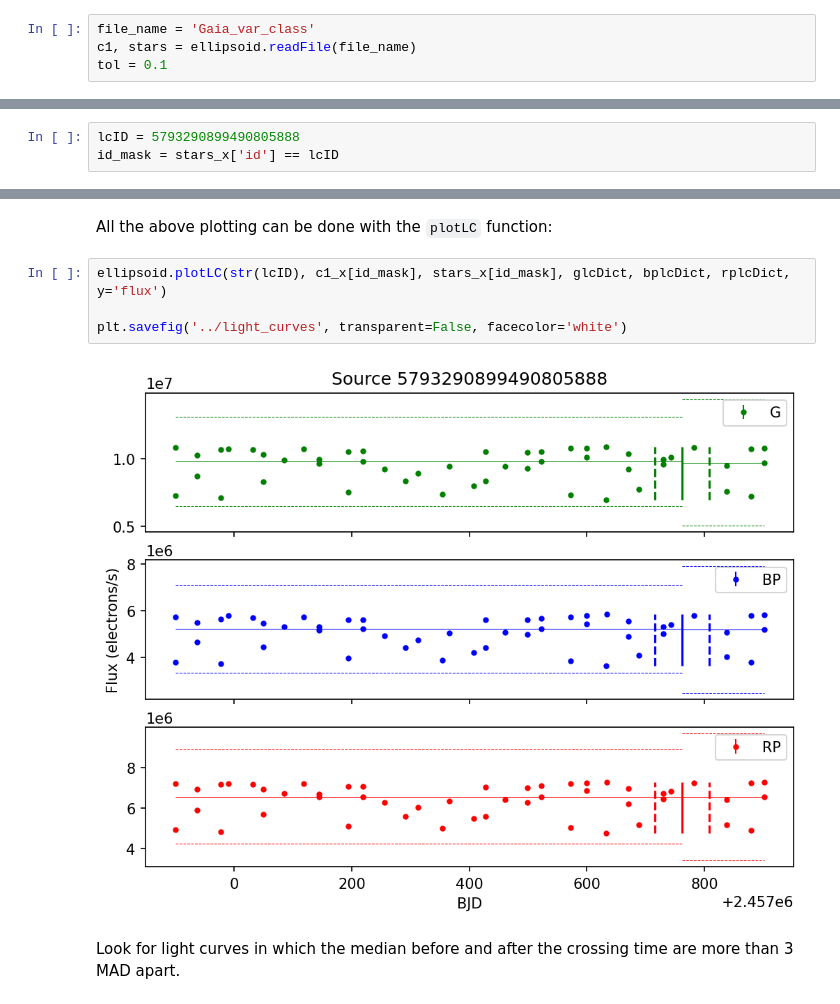
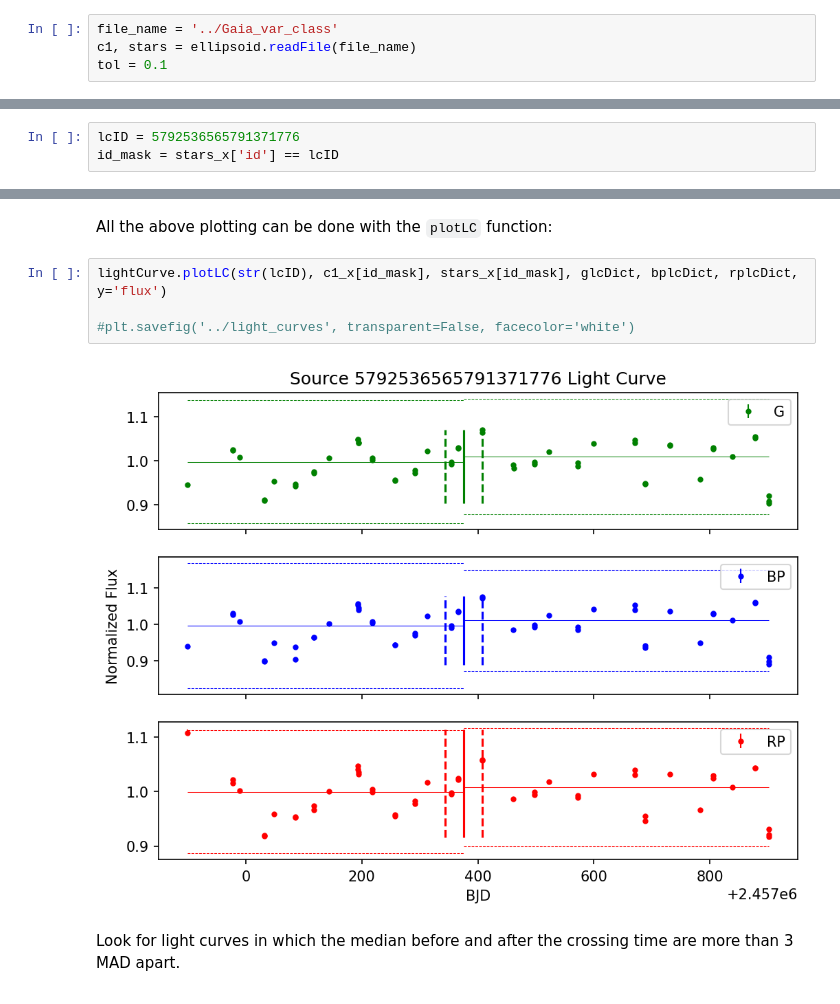
Before and after one commit to anilipour/Gaia-DR3-Time-Domain-SETI, a Jupyter notebook: Gaia_Light_Curve_Analysis/Ellipsoid_Lightcurves_with_Error.ipynb, the cells around one changed output, grey strips where cells are left out. Drawn from its saved outputs; the diff is of its cells as text.

````diff
--- a/Gaia_Light_Curve_Analysis/Ellipsoid_Lightcurves_with_Error.ipynb
+++ b/Gaia_Light_Curve_Analysis/Ellipsoid_Lightcurves_with_Error.ipynb
@@ -41,7 +39,7 @@
 
 The tolerance is in lightyears, and the default start time is the time of the first Gaia alert
 # %%
-file_name = 'Gaia_var_class'
+file_name = '../Gaia_var_class'
 c1, stars = ellipsoid.readFile(file_name)
 tol = 0.1
 # %% [markdown]
@@ -233,7 +185,7 @@ Table length=25
 # %% [markdown]
 Pick a desired source ID
 # %%
-lcID = 5793290899490805888
+lcID = 5792536565791371776
 id_mask = stars_x['id'] == lcID
 # %% [markdown]
 Get the ellipsoid crossing time for the selected star, as well as the light curve information
@@ -260,11 +212,11 @@ NameError: name 'xtime' is not defined
 # %% [markdown]
 All the above plotting can be done with the ```plotLC``` function:
 # %%
-ellipsoid.plotLC(str(lcID), c1_x[id_mask], stars_x[id_mask], glcDict, bplcDict, rplcDict, y='flux')
+lightCurve.plotLC(str(lcID), c1_x[id_mask], stars_x[id_mask], glcDict, bplcDict, rplcDict, y='flux')
 
-plt.savefig('../light_curves', transparent=False, facecolor='white')
+#plt.savefig('../light_curves', transparent=False, facecolor='white')
 # %% [output]
-[figure, old version]
+[figure, new version]
 # %% [markdown]
 Look for light curves in which the median before and after the crossing time are more than 3 MAD apart.
 # %%
````
Also changed, not shown: parts of 23 cells of this notebook, 19 other files.
